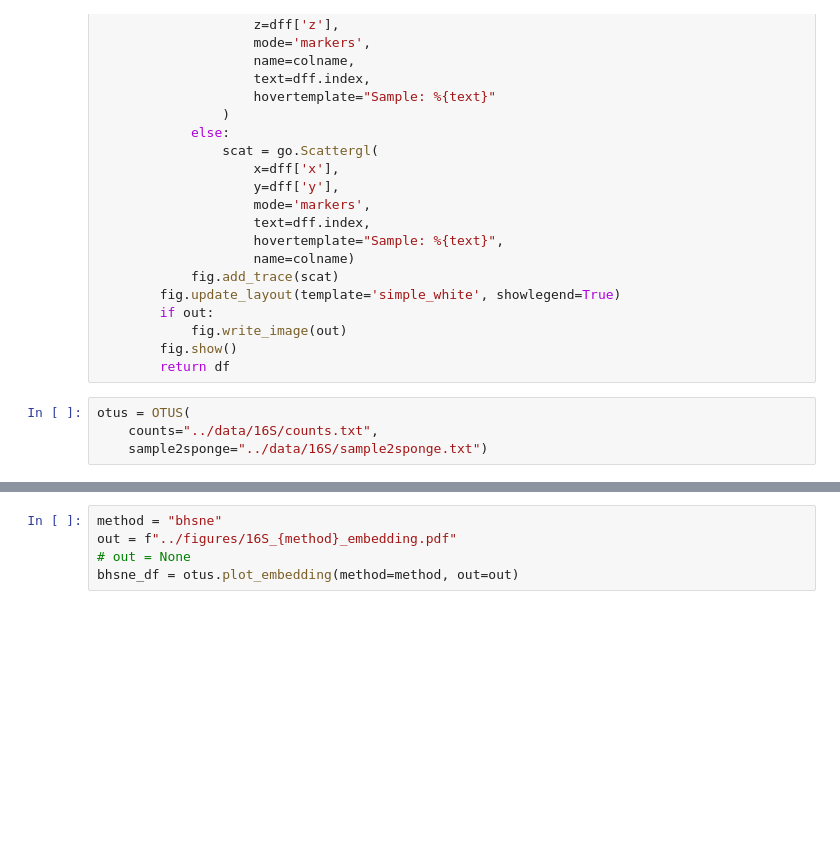
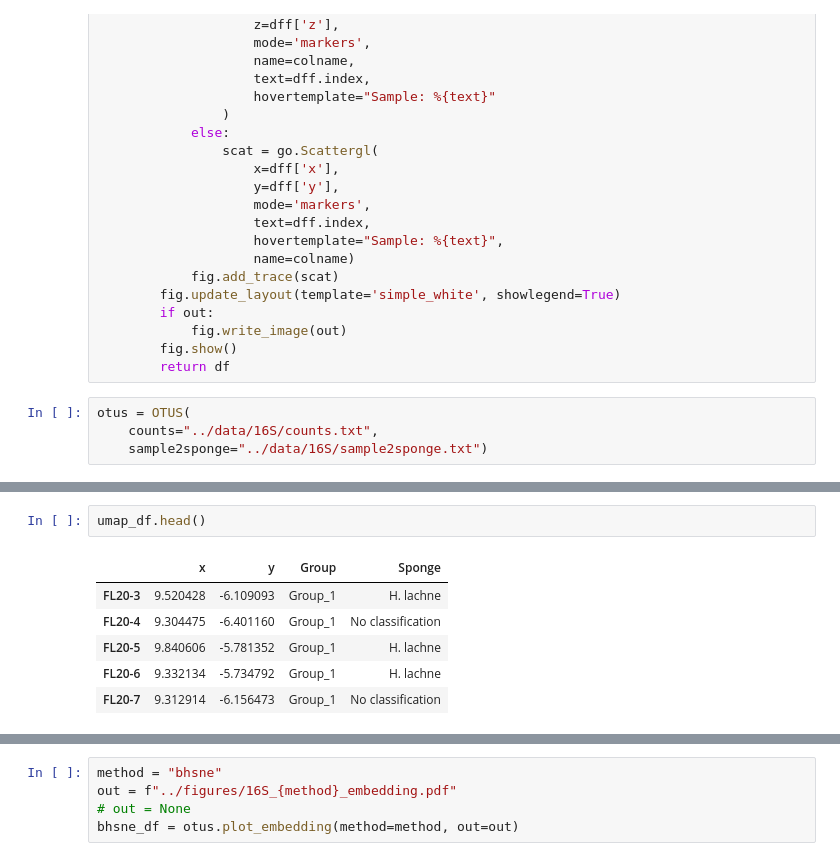
Before and after one commit to WiscEvan/marine_drugs, a Jupyter notebook: notebooks/otu_embeddings.ipynb, the cells around one changed output, grey strips where cells are left out. Drawn from its saved outputs; the diff is of its cells as text; blank space fills up the shorter version.

```diff
--- a/notebooks/otu_embeddings.ipynb
+++ b/notebooks/otu_embeddings.ipynb
@@ -137,0 +177,9 @@ umap_df = otus.plot_embedding(method=method, out=out)
+# %%
+umap_df.head()
+# %% [output]
+|  | x | y | Group | Sponge |
+| FL20-3 | 9.520428 | -6.109093 | Group_1 | H. lachne |
+| FL20-4 | 9.304475 | -6.401160 | Group_1 | No classification |
+| FL20-5 | 9.840606 | -5.781352 | Group_1 | H. lachne |
+| FL20-6 | 9.332134 | -5.734792 | Group_1 | H. lachne |
+| FL20-7 | 9.312914 | -6.156473 | Group_1 | No classification |
```
Also changed, not shown: parts of 35 cells of this notebook.
